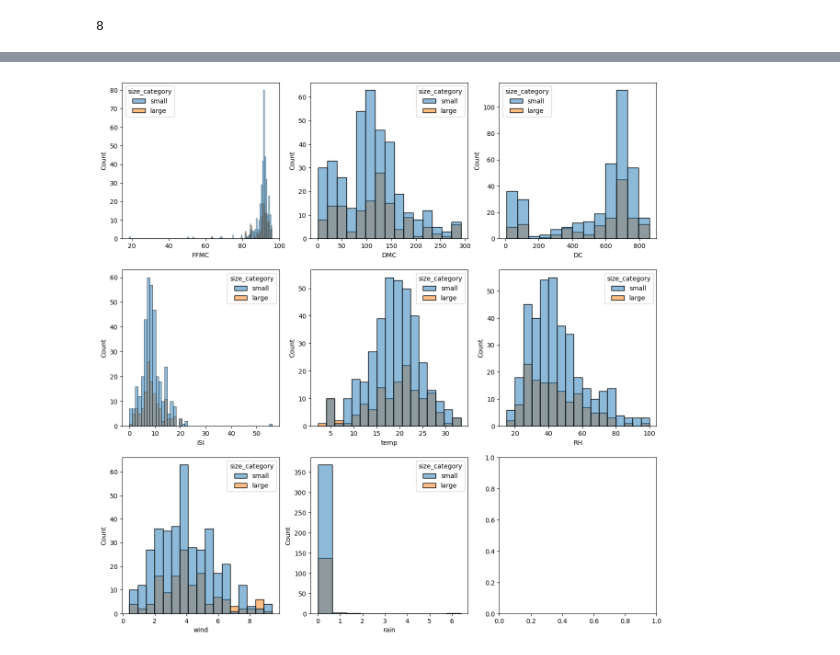
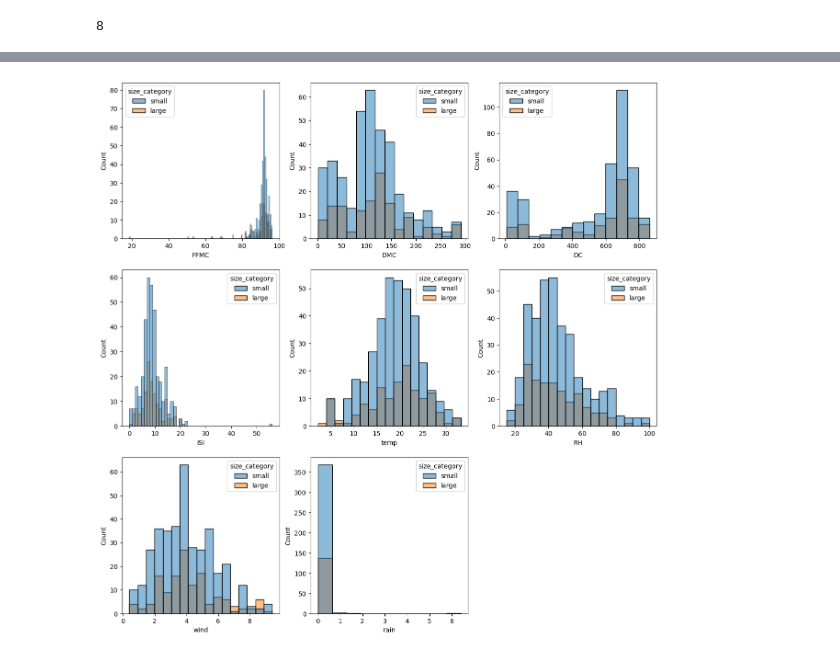
Before and after one commit to friskyspock/forestfire-data-excelr, a Jupyter notebook: NN_forestfire.ipynb, the cells around one changed output, grey strips where cells are left out. Saved outputs shown, nothing was run; the diff lists cells and outputs as text; code cells hidden in the pictures.

```diff
--- a/NN_forestfire.ipynb
+++ b/NN_forestfire.ipynb
@@ -61,10 +62,11 @@ plt.pie(data, )
 # %%
 num_columns = ['FFMC','DMC','DC','ISI','temp','RH','wind','rain']
 
-figs, axes = plt.subplots(nrows=3,ncols=3,figsize=(15,15))
+plt.figure(figsize=(15,15))
 for i in range(len(num_columns)):
-    sns.histplot(data=data,x=num_columns[i],hue='size_category', ax=axes[i//3,i%3])
+    plt.subplot(3,3,i+1)
+    sns.histplot(data=data,x=num_columns[i],hue='size_category')
 # %% [output]
-[figure, old version]
+[figure, new version]
 # %%
 data.drop(['month','day','size_category'], axis=1, inplace=True)
```
Also changed, not shown: parts of 17 cells of this notebook.
